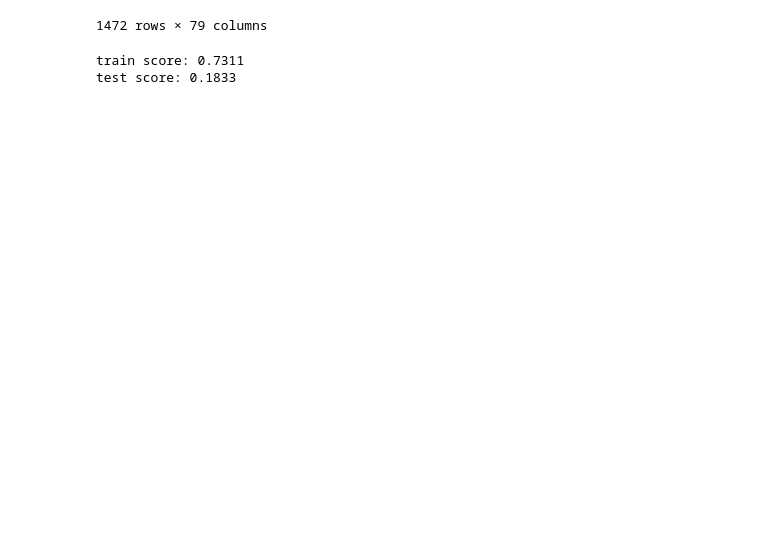
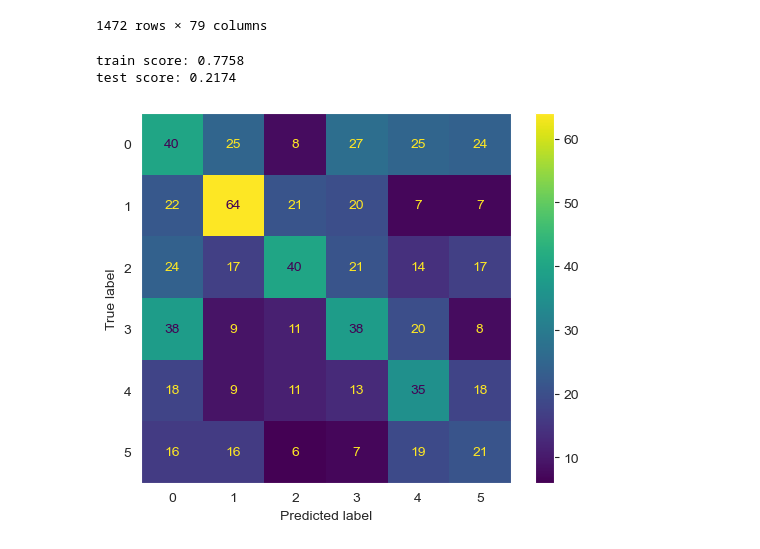
Before and after one commit to npagrawal/Product-Price-Prediction-Advanced-Machine-Learning, a Jupyter notebook: Notebook2.ipynb, the cells around one changed output. Saved outputs shown, nothing was run; the diff lists cells and outputs as text; code cells hidden in the pictures; blank space fills up the shorter version.

```diff
--- a/Notebook2.ipynb
+++ b/Notebook2.ipynb
@@ -133,7 +133,7 @@ df_ohe
 y = df_ohe["Label"]
 X = df_ohe.drop(columns=["Label", "Name", "Brand"])
 
-X_train, X_test, y_train, y_test = train_test_split(X, y, stratify = y, test_size=0.3, random_state=42)
+X_train, X_test, y_train, y_test = train_test_split(X, y, stratify = y, test_size=0.5, random_state=42)
 # %%
 num_cols = ["Price", "Rank"]
 numeric_transformer = Pipeline(steps=[("imputer", SimpleImputer(strategy="median")), ("scaler", StandardScaler())])
@@ -147,8 +147,13 @@ pred_boost = boost.predict(X_test_ct)
 print("train score: %.4f" % boost.score(X_train_ct, y_train))
 print("test score: %.4f" % boost.score(y_test, pred_boost))
 # %% [output]
-train score: 0.7311
-test score: 0.1833
+train score: 0.7758
+test score: 0.2174
+# %%
+ConfusionMatrixDisplay.from_estimator(boost, X_test_ct, y_test)
+plt.grid(False);
+# %% [output]
+[figure, added]
 # %%
 import string
 import re
```
Also changed, not shown: parts of 6 cells of this notebook.
